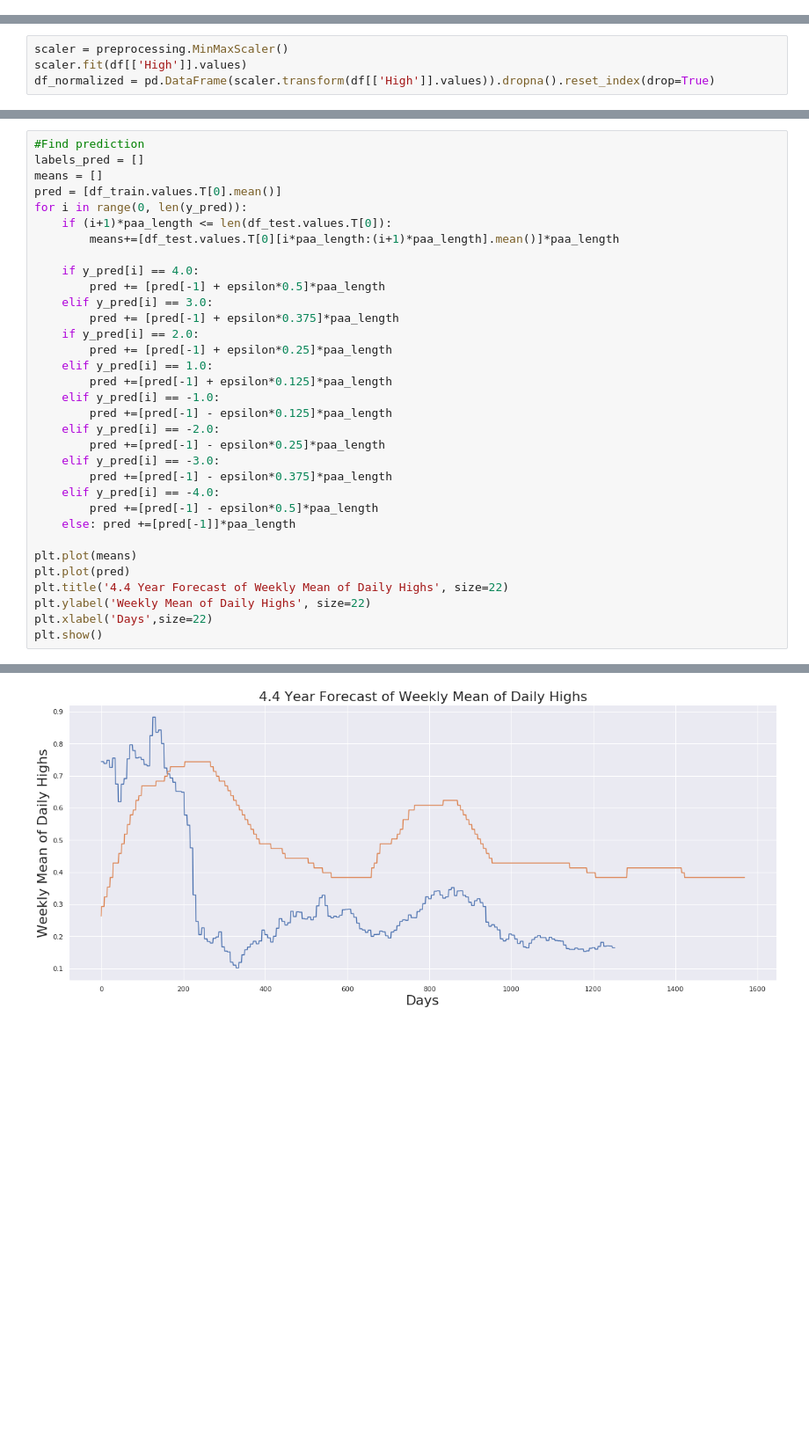
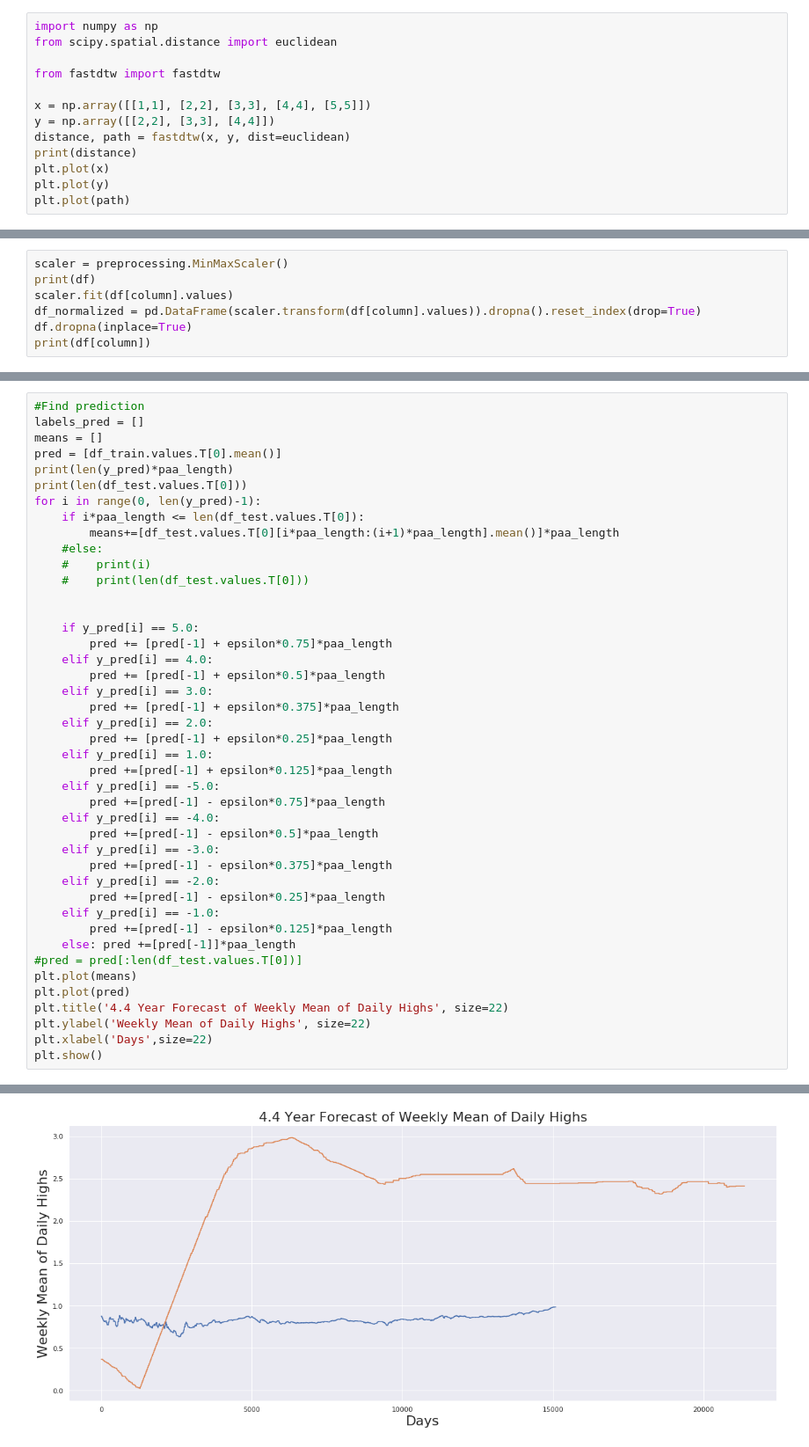
Before and after one commit to lorenz0890/motif_stock_prediction, a Jupyter notebook: motif_stock_prediction.ipynb, the cells around one changed output, grey strips where cells are left out. Shown at 88% size. Saved outputs shown, nothing was run; the diff lists cells and outputs as text; blank space fills up the shorter version.

```diff
--- a/motif_stock_prediction.ipynb
+++ b/motif_stock_prediction.ipynb
@@ -18 +22,14 @@ from sklearn.neural_network import MLPClassifier
 sns.set(rc={'figure.figsize':(20.7,8.27)})
+# %%
+import numpy as np
+from scipy.spatial.distance import euclidean
+
+from fastdtw import fastdtw
+
+x = np.array([[1,1], [2,2], [3,3], [4,4], [5,5]])
+y = np.array([[2,2], [3,3], [4,4]])
+distance, path = fastdtw(x, y, dist=euclidean)
+print(distance)
+plt.plot(x)
+plt.plot(y)
+plt.plot(path)
@@ -41,4 +74,7 @@ plt.plot(df['High'])
 # %%
 scaler = preprocessing.MinMaxScaler()
-scaler.fit(df[['High']].values)
-df_normalized = pd.DataFrame(scaler.transform(df[['High']].values)).dropna().reset_index(drop=True)
+print(df)
+scaler.fit(df[column].values)
+df_normalized = pd.DataFrame(scaler.transform(df[column].values)).dropna().reset_index(drop=True)
+df.dropna(inplace=True)
+print(df[column])
@@ -288,28 +382,38 @@ plt.show()
 labels_pred = []
 means = []
 pred = [df_train.values.T[0].mean()]
-for i in range(0, len(y_pred)):
-    if (i+1)*paa_length <= len(df_test.values.T[0]):
+print(len(y_pred)*paa_length)
+print(len(df_test.values.T[0]))
+for i in range(0, len(y_pred)-1):
+    if i*paa_length <= len(df_test.values.T[0]):
         means+=[df_test.values.T[0][i*paa_length:(i+1)*paa_length].mean()]*paa_length
+    #else:
+    #    print(i)
+    #    print(len(df_test.values.T[0]))
 
-    if y_pred[i] == 4.0:
+
+    if y_pred[i] == 5.0:
+        pred += [pred[-1] + epsilon*0.75]*paa_length
+    elif y_pred[i] == 4.0:
         pred += [pred[-1] + epsilon*0.5]*paa_length
     elif y_pred[i] == 3.0:
         pred += [pred[-1] + epsilon*0.375]*paa_length
-    if y_pred[i] == 2.0:
+    elif y_pred[i] == 2.0:
         pred += [pred[-1] + epsilon*0.25]*paa_length
     elif y_pred[i] == 1.0:
         pred +=[pred[-1] + epsilon*0.125]*paa_length
+    elif y_pred[i] == -5.0:
+        pred +=[pred[-1] - epsilon*0.75]*paa_length
+    elif y_pred[i] == -4.0:
+        pred +=[pred[-1] - epsilon*0.5]*paa_length
+    elif y_pred[i] == -3.0:
+        pred +=[pred[-1] - epsilon*0.375]*paa_length
+    elif y_pred[i] == -2.0:
+        pred +=[pred[-1] - epsilon*0.25]*paa_length
     elif y_pred[i] == -1.0:
         pred +=[pred[-1] - epsilon*0.125]*paa_length
-    elif y_pred[i] == -2.0:
-        pred +=[pred[-1] - epsilon*0.25]*paa_length
-    elif y_pred[i] == -3.0:
-        pred +=[pred[-1] - epsilon*0.375]*paa_length
-    elif y_pred[i] == -4.0:
-        pred +=[pred[-1] - epsilon*0.5]*paa_length
     else: pred +=[pred[-1]]*paa_length
-
+#pred = pred[:len(df_test.values.T[0])]
 plt.plot(means)
 plt.plot(pred)
 plt.title('4.4 Year Forecast of Weekly Mean of Daily Highs', size=22)
@@ -320 +426 @@ plt.show()
-[figure, old version]
+[figure, new version]
```
Also changed, not shown: parts of 14 cells of this notebook.
